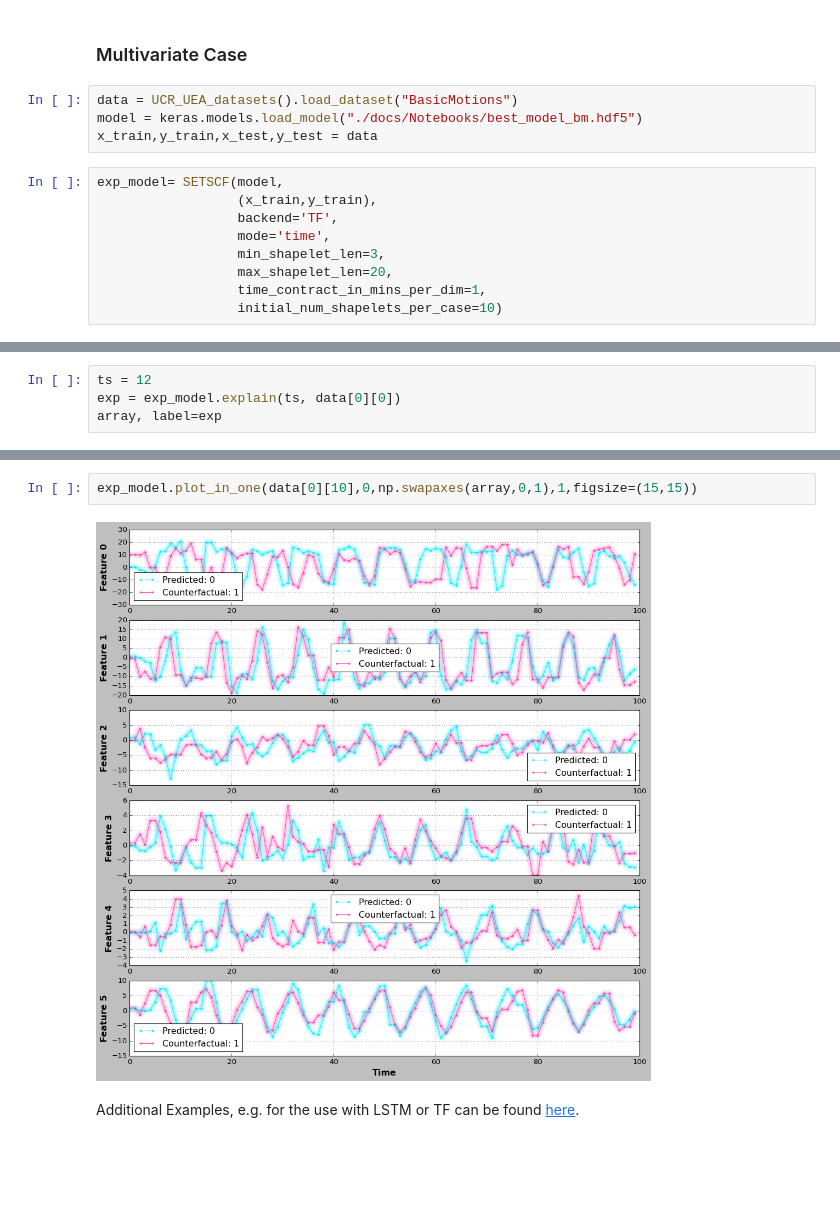
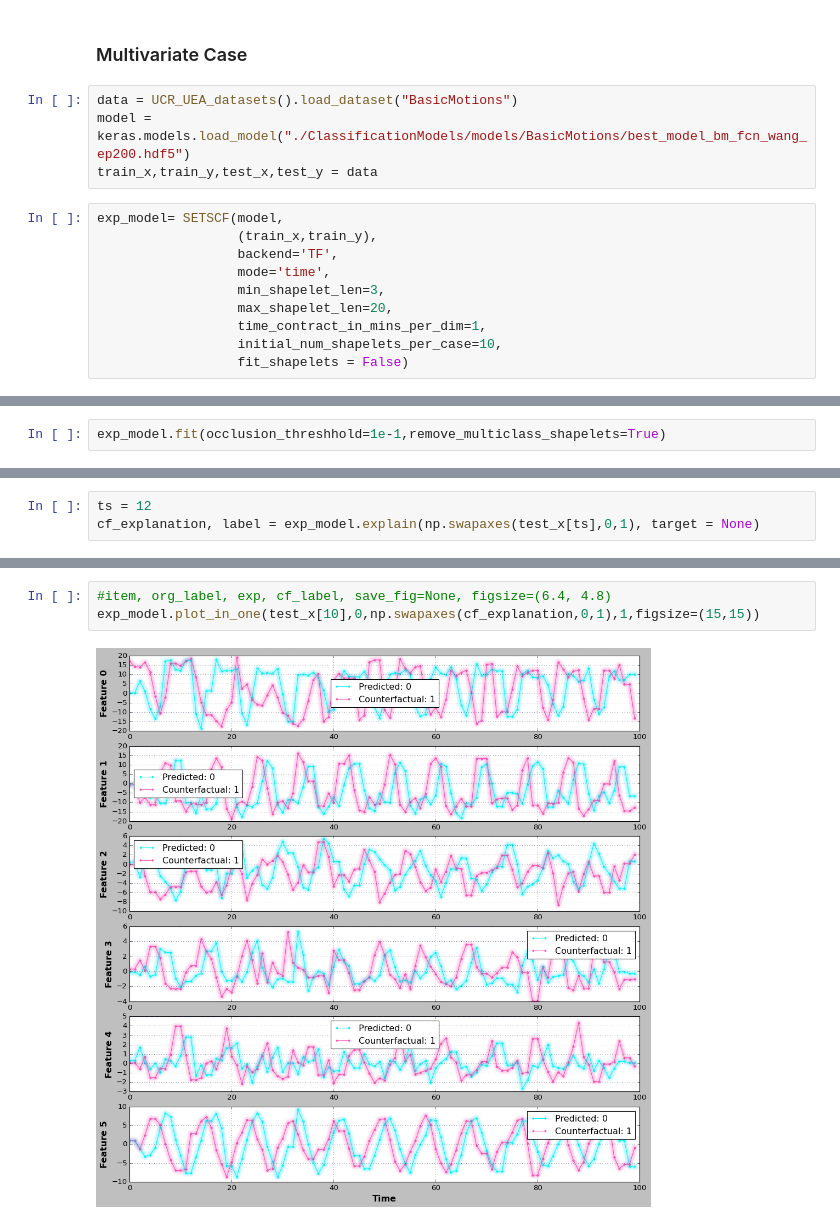
Before and after one commit to fzi-forschungszentrum-informatik/TSInterpret, a Jupyter notebook: Sets_tensorflow.ipynb, the cells around one changed output, grey strips where cells are left out. Cells and saved outputs as stored; diff of their text form; blank space fills up the shorter version.

```diff
--- a/Sets_tensorflow.ipynb
+++ b/Sets_tensorflow.ipynb
@@ -135,15 +139,16 @@ ValueError: setting an array element with a sequence. The requested array has an
 ### Multivariate Case
 # %%
 data = UCR_UEA_datasets().load_dataset("BasicMotions")
-model = keras.models.load_model("./docs/Notebooks/best_model_bm.hdf5")
-x_train,y_train,x_test,y_test = data
+model = keras.models.load_model("./ClassificationModels/models/BasicMotions/best_model_bm_fcn_wang_ep200.hdf5")
+train_x,train_y,test_x,test_y = data
 # %%
 exp_model= SETSCF(model,
-                  (x_train,y_train),
+                  (train_x,train_y),
                   backend='TF',
                   mode='time',
                   min_shapelet_len=3,
                   max_shapelet_len=20,
                   time_contract_in_mins_per_dim=1,
-                  initial_num_shapelets_per_case=10)
+                  initial_num_shapelets_per_case=10,
+                  fit_shapelets = False)
 # %% [output]
@@ -183,0 +156,2 @@ AttributeError: 'SETSCF' object has no attribute 'test_distances'
+# %%
+exp_model.fit(occlusion_threshhold=1e-1,remove_multiclass_shapelets=True)
@@ -184,5 +161,4 @@ AttributeError: 'SETSCF' object has no attribute 'test_distances'
 # %%
 ts = 12
-exp = exp_model.explain(ts, data[0][0])
-array, label=exp
+cf_explanation, label = exp_model.explain(np.swapaxes(test_x[ts],0,1), target = None)
 # %% [output]
@@ -208,6 +182,5 @@ dict_values([[[6, 11, 13, 14, 15, 16, 18, 20, 26, 27], [0, 1, 2, 3, 4, 5, 7, 8,
 # %%
-exp_model.plot_in_one(data[0][10],0,np.swapaxes(array,0,1),1,figsize=(15,15))
+#item, org_label, exp, cf_label, save_fig=None, figsize=(6.4, 4.8)
+exp_model.plot_in_one(test_x[10],0,np.swapaxes(cf_explanation,0,1),1,figsize=(15,15))
 # %% [output]
-[figure, old version]
+[figure, new version]
-# %% [markdown]
-Additional Examples, e.g. for the use with LSTM or TF can be found <a href='https://github.com/JHoelli/TSInterpret/blob/main/docs/Notebooks'>here</a>.
```
Also changed, not shown: parts of 9 cells of this notebook, 2 other files.
